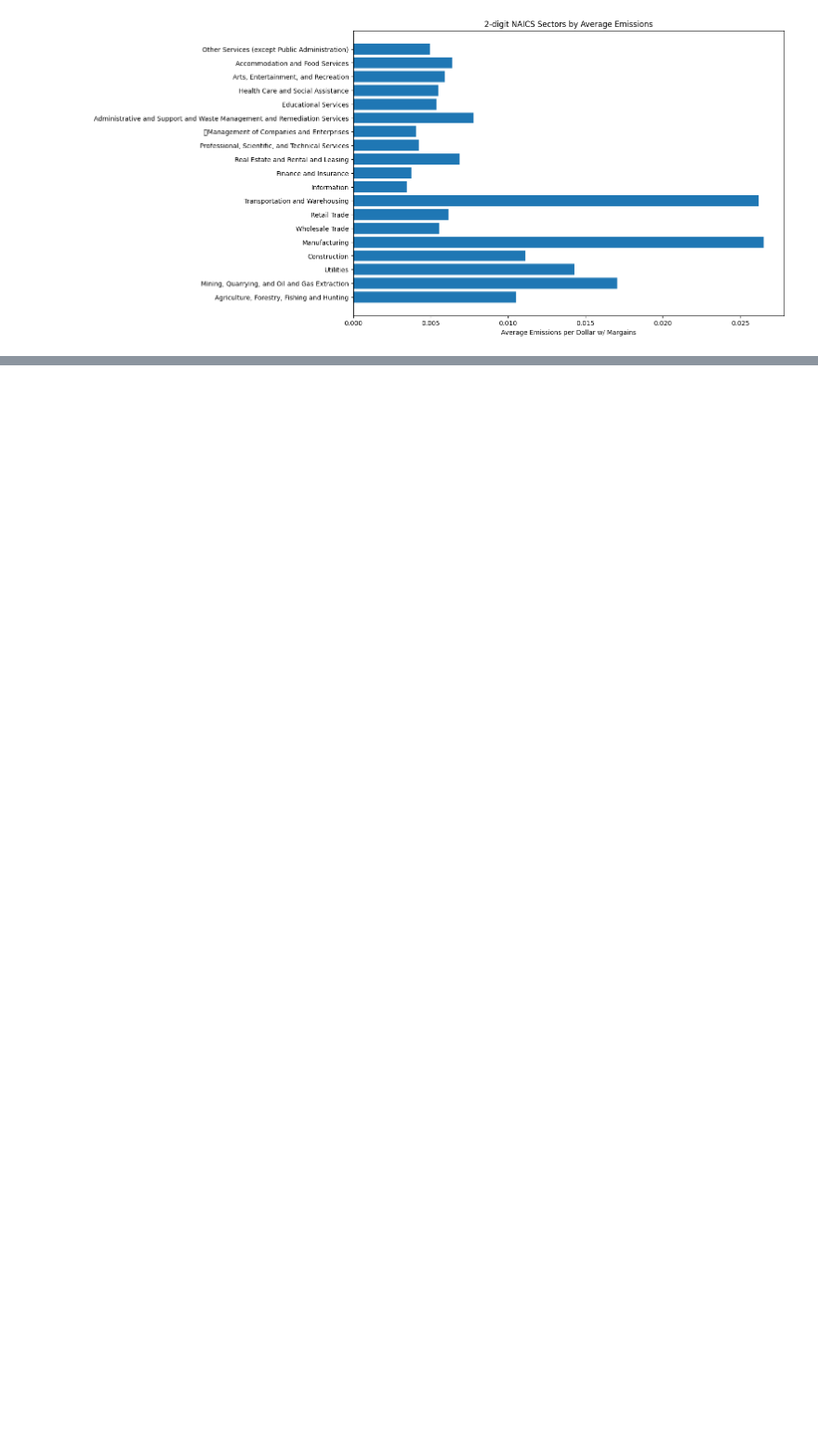
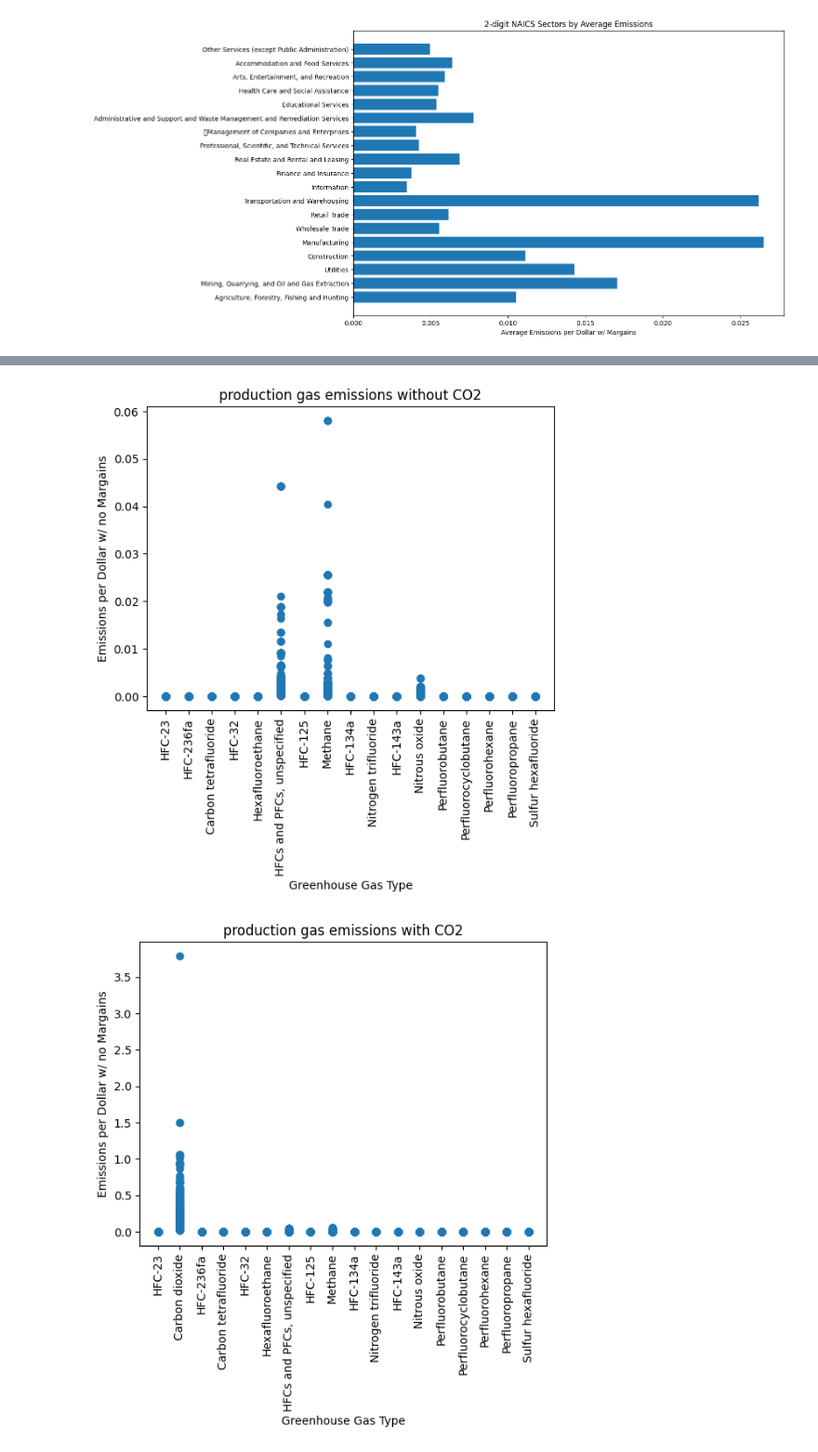
Before and after one commit to coopaloop536/Cooper_CO2_Emissions, a Jupyter notebook: CO2_Emissions_Project.ipynb, the cells around one changed output, grey strips where cells are left out. Shown at 93% size. Drawn from its saved outputs; the diff is of its cells as text; code cells hidden in the pictures; blank space fills up the shorter version.

```diff
--- a/CO2_Emissions_Project.ipynb
+++ b/CO2_Emissions_Project.ipynb
@@ -121,0 +140,17 @@ plt.show()
+# %%
+plt.scatter(no_CO2_df['Greenhouse Gas Type'], no_CO2_df['Emissions per Dollar w/ no Margains'])
+plt.xlabel('Greenhouse Gas Type')
+plt.ylabel('Emissions per Dollar w/ no Margains')
+plt.title('production gas emissions without CO2')
+plt.xticks(rotation=90)
+plt.show()
+
+plt.scatter(df['Greenhouse Gas Type'], df['Emissions per Dollar w/ no Margains'])
+plt.xlabel('Greenhouse Gas Type')
+plt.ylabel('Emissions per Dollar w/ no Margains')
+plt.title('production gas emissions with CO2')
+plt.xticks(rotation=90)
+plt.show()
+# %% [output]
+[figure, added]
+[figure, added]
```
Also changed, not shown: parts of 2 cells of this notebook.
